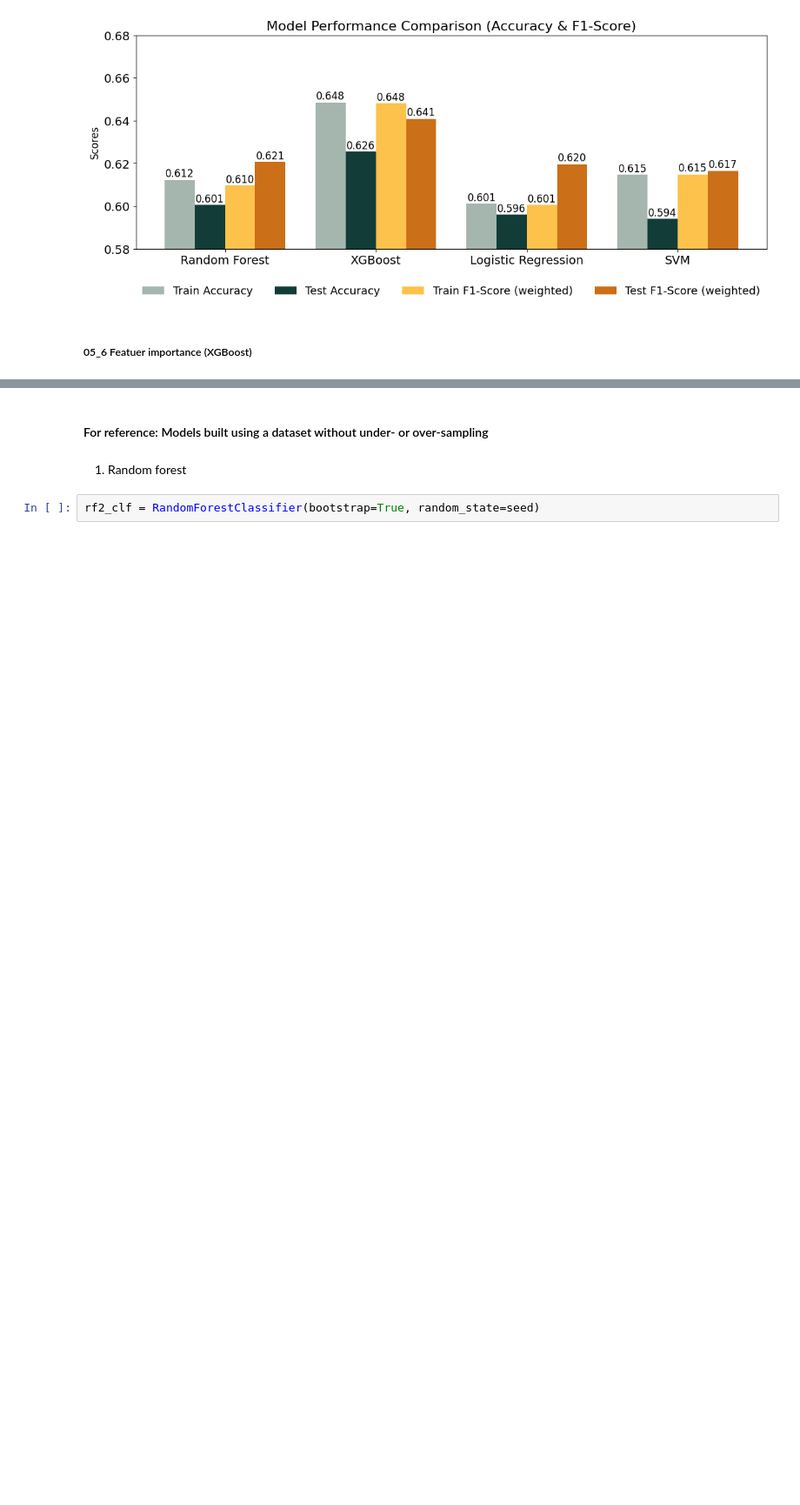
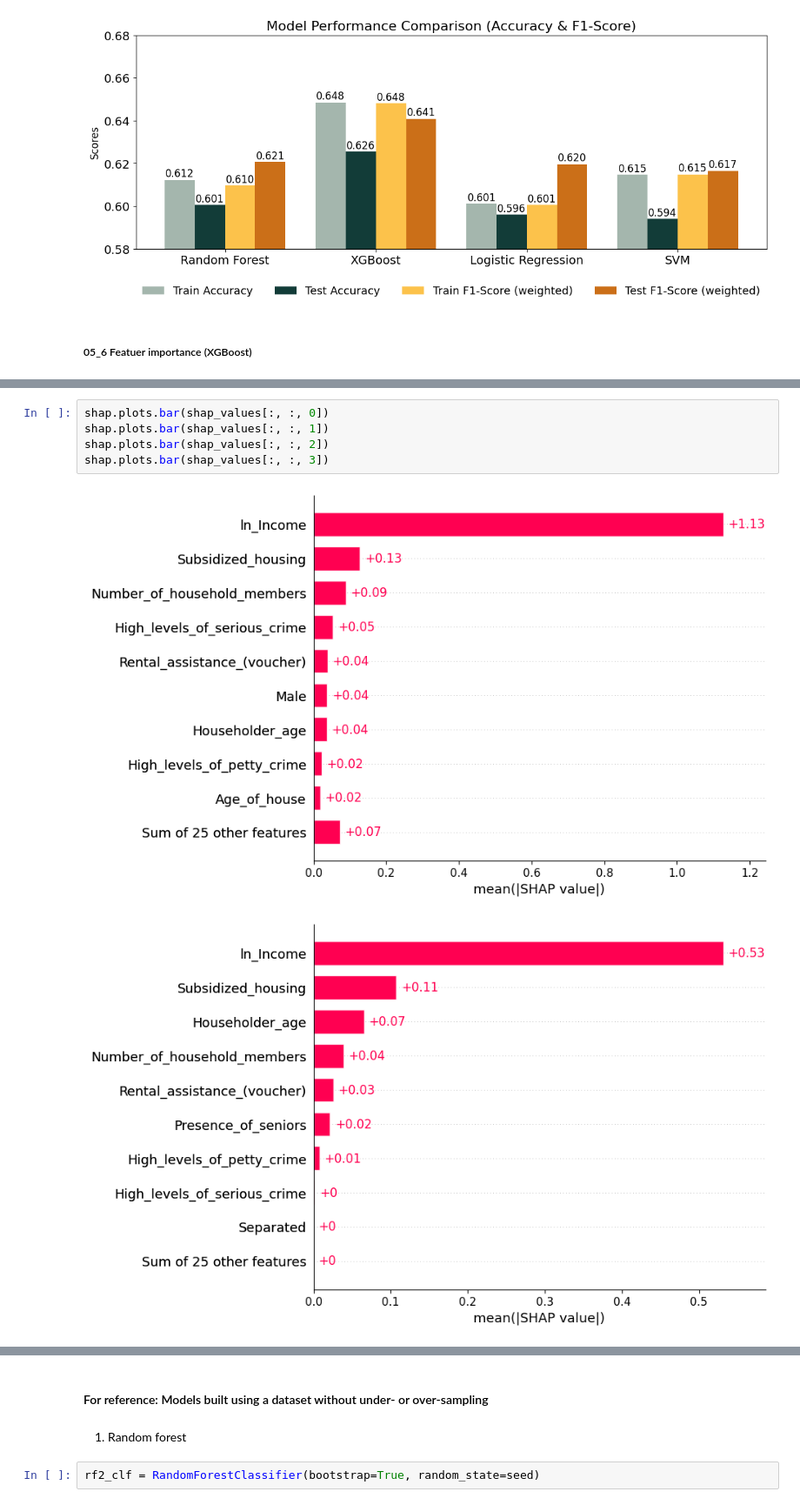
Before and after one commit to GeunSangOh/housing-insecurity, a Jupyter notebook: 05_ML_models.ipynb, the cells around one changed output, grey strips where cells are left out. Shown at 87% size. Drawn from its saved outputs; the diff is of its cells as text; blank space fills up the shorter version.

```diff
--- a/05_ML_models.ipynb
+++ b/05_ML_models.ipynb
@@ -1729,0 +1753,8 @@ shap_values.shape
+# %%
+shap.plots.bar(shap_values[:, :, 0])
+shap.plots.bar(shap_values[:, :, 1])
+shap.plots.bar(shap_values[:, :, 2])
+shap.plots.bar(shap_values[:, :, 3])
+# %% [output]
+[figure, added]
+[figure, added]
```
Also changed, not shown: parts of 10 cells of this notebook.
